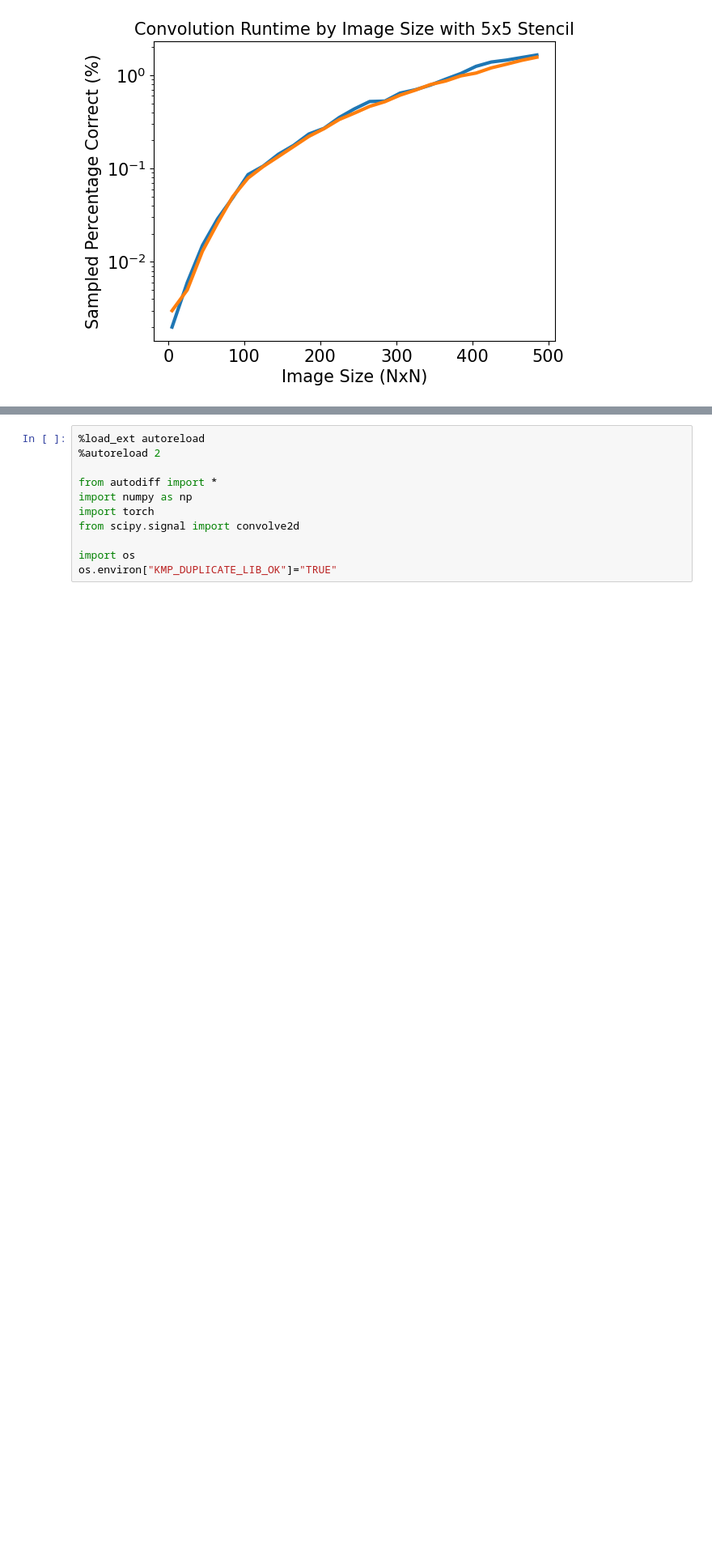
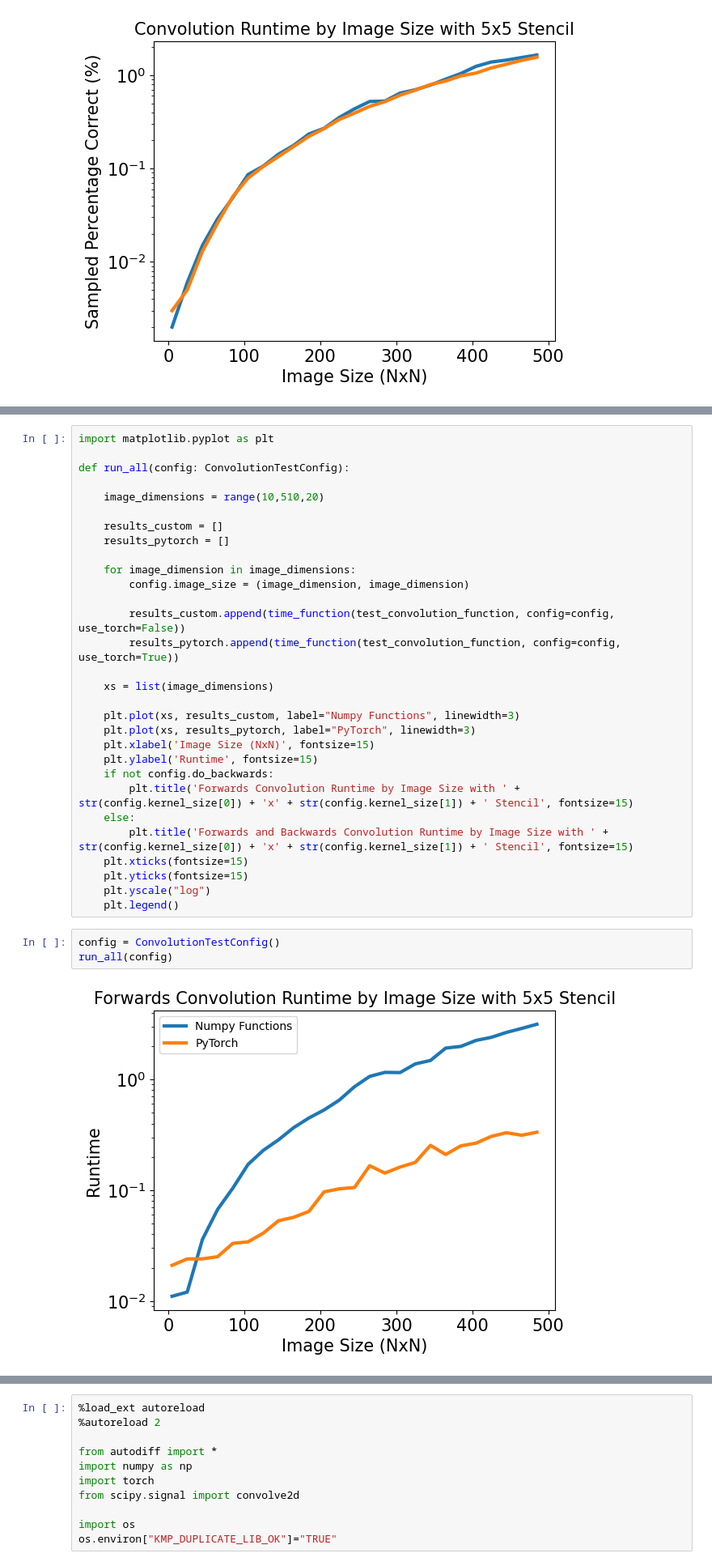
Before and after one commit to ryyanmapes/Neural-Networks-from-Nothing, a Jupyter notebook: advanced_autodiff/experiments/developing_cnns.ipynb, the cells around one changed output, grey strips where cells are left out. Shown at 81% size. Drawn from its saved outputs; the diff is of its cells as text; blank space fills up the shorter version.

```diff
--- a/advanced_autodiff/experiments/developing_cnns.ipynb
+++ b/advanced_autodiff/experiments/developing_cnns.ipynb
@@ -551,0 +607,35 @@ plt.yscale("log")
+# %%
+import matplotlib.pyplot as plt
+
+def run_all(config: ConvolutionTestConfig):
+
+    image_dimensions = range(10,510,20)
+
+    results_custom = []
+    results_pytorch = []
+
+    for image_dimension in image_dimensions:
+        config.image_size = (image_dimension, image_dimension)
+
+        results_custom.append(time_function(test_convolution_function, config=config, use_torch=False))
+        results_pytorch.append(time_function(test_convolution_function, config=config, use_torch=True))
+
+    xs = list(image_dimensions)
+
+    plt.plot(xs, results_custom, label="Numpy Functions", linewidth=3)
+    plt.plot(xs, results_pytorch, label="PyTorch", linewidth=3)
+    plt.xlabel('Image Size (NxN)', fontsize=15)
+    plt.ylabel('Runtime', fontsize=15)
+    if not config.do_backwards:
+        plt.title('Forwards Convolution Runtime by Image Size with ' + str(config.kernel_size[0]) + 'x' + str(config.kernel_size[1]) + ' Stencil', fontsize=15)
+    else:
+        plt.title('Forwards and Backwards Convolution Runtime by Image Size with ' + str(config.kernel_size[0]) + 'x' + str(config.kernel_size[1]) + ' Stencil', fontsize=15)
+    plt.xticks(fontsize=15)
+    plt.yticks(fontsize=15)
+    plt.yscale("log")
+    plt.legend()
+# %%
+config = ConvolutionTestConfig()
+run_all(config)
+# %% [output]
+[figure, added]
```
Also changed, not shown: parts of 10 cells of this notebook, 4 other files.
